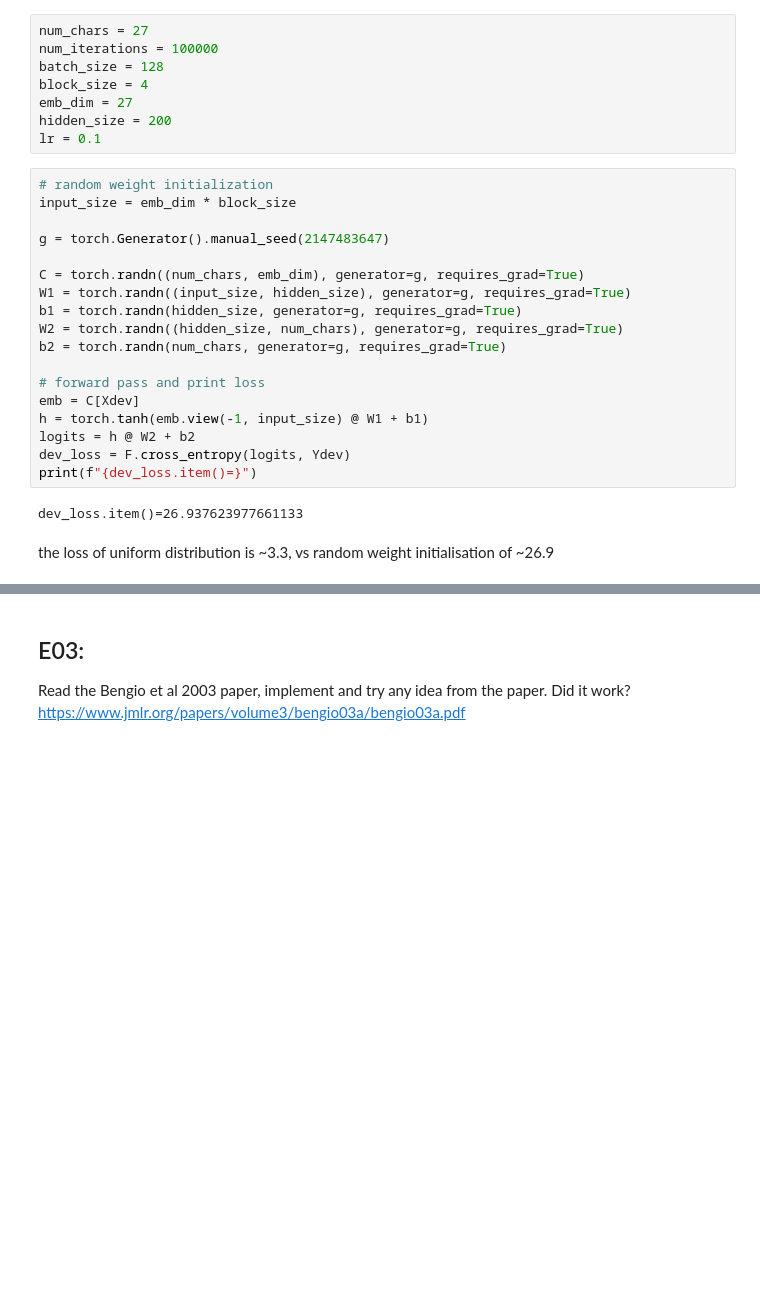
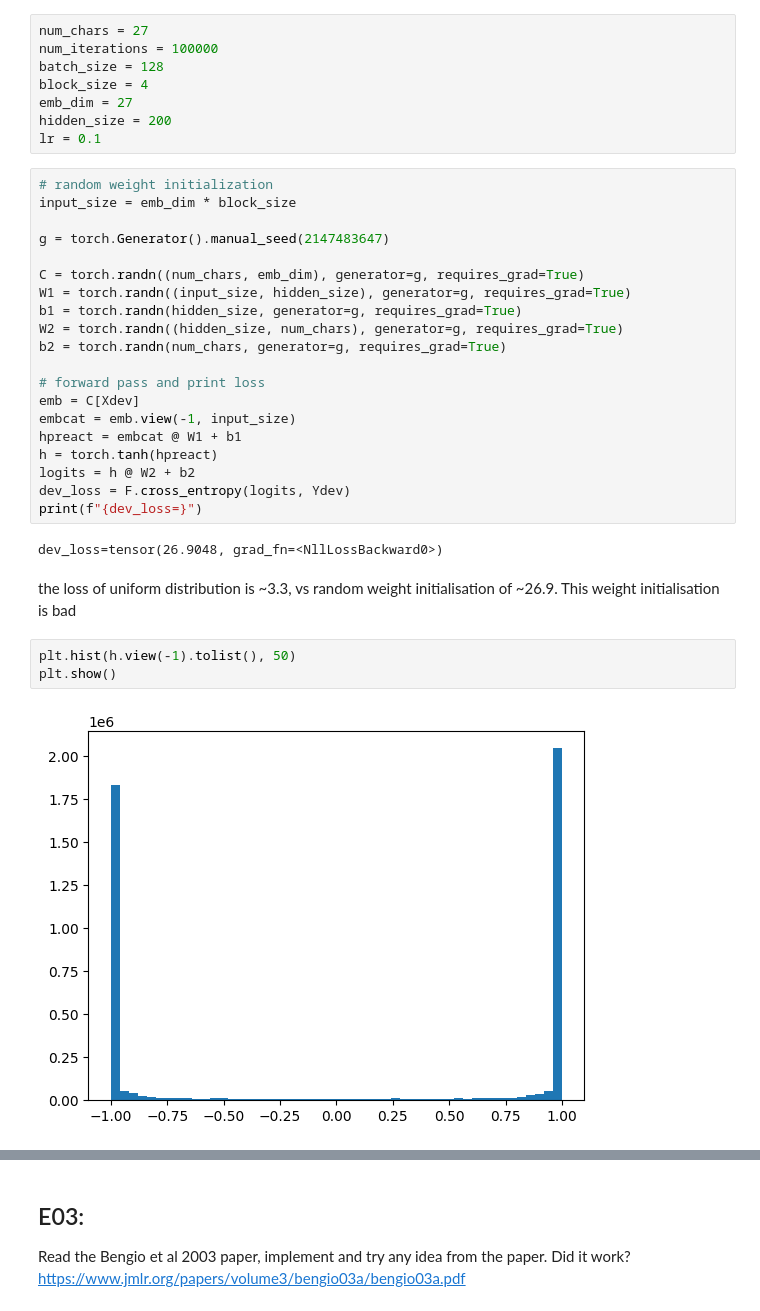
Before and after one commit to yeyechen/nn-zero-to-hero, a Jupyter notebook: exercises/03_makemore_mlp.ipynb, the cells around one changed output, grey strips where cells are left out. Saved outputs shown, nothing was run; the diff lists cells and outputs as text; blank space fills up the shorter version.

```diff
--- a/exercises/03_makemore_mlp.ipynb
+++ b/exercises/03_makemore_mlp.ipynb
@@ -432,11 +432,18 @@ b2 = torch.randn(num_chars, generator=g, requires_grad=True)
 
 # forward pass and print loss
 emb = C[Xdev]
-h = torch.tanh(emb.view(-1, input_size) @ W1 + b1)
+embcat = emb.view(-1, input_size)
+hpreact = embcat @ W1 + b1
+h = torch.tanh(hpreact)
 logits = h @ W2 + b2
 dev_loss = F.cross_entropy(logits, Ydev)
-print(f"{dev_loss.item()=}")
+print(f"{dev_loss=}")
 # %% [output]
-dev_loss.item()=26.937623977661133
+dev_loss=tensor(26.9048, grad_fn=<NllLossBackward0>)
 # %% [markdown]
-the loss of uniform distribution is ~3.3, vs random weight initialisation of ~26.9
+the loss of uniform distribution is ~3.3, vs random weight initialisation of ~26.9. This weight initialisation is bad
+# %%
+plt.hist(h.view(-1).tolist(), 50)
+plt.show()
+# %% [output]
+[figure, added]
```
Also changed, not shown: parts of 11 cells of this notebook.
